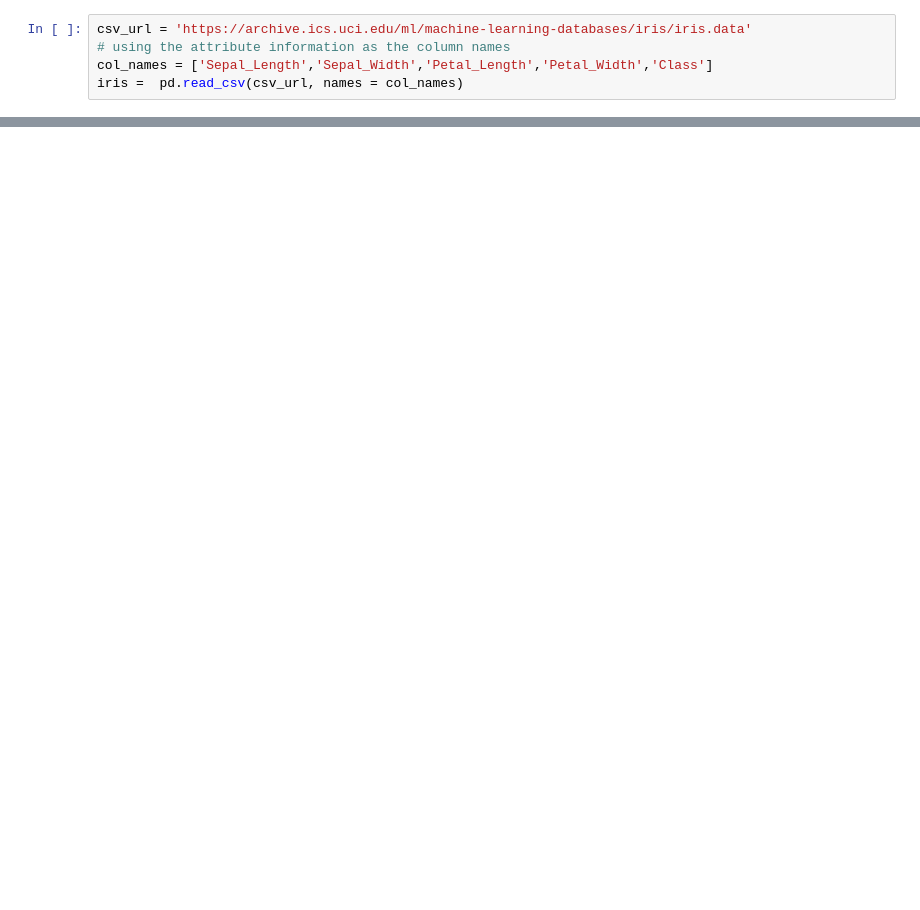
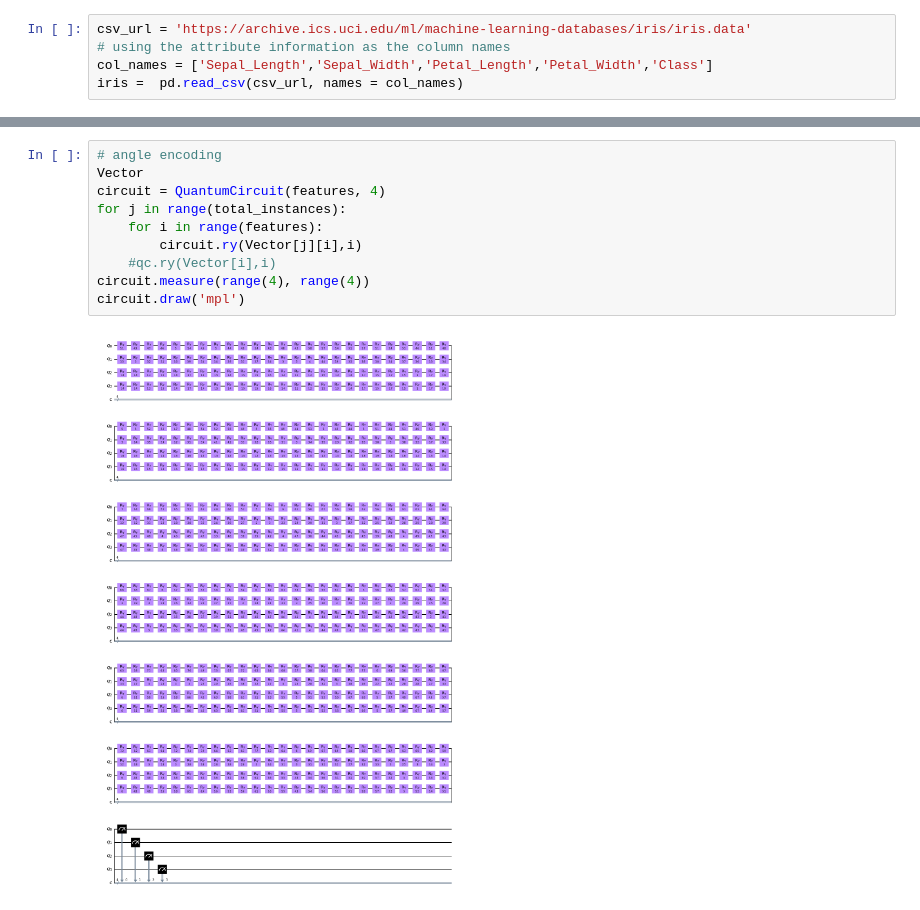
Before and after one commit to maheshwaripranav/Qiskit-Fall-Fest-Kolkata-Hackathon, a Jupyter notebook: qML_encodings.ipynb, the cells around one changed output, grey strips where cells are left out. Cells and saved outputs as stored; diff of their text form; blank space fills up the shorter version.

```diff
--- a/qML_encodings.ipynb
+++ b/qML_encodings.ipynb
@@ -56,0 +56,12 @@ qc.draw('mpl')
+# %%
+# angle encoding
+Vector
+circuit = QuantumCircuit(features, 4)
+for j in range(total_instances):
+    for i in range(features):
+        circuit.ry(Vector[j][i],i)
+    #qc.ry(Vector[i],i)
+circuit.measure(range(4), range(4))
+circuit.draw('mpl')
+# %% [output]
+[figure, added]
```
Also changed, not shown: parts of 3 cells of this notebook.
